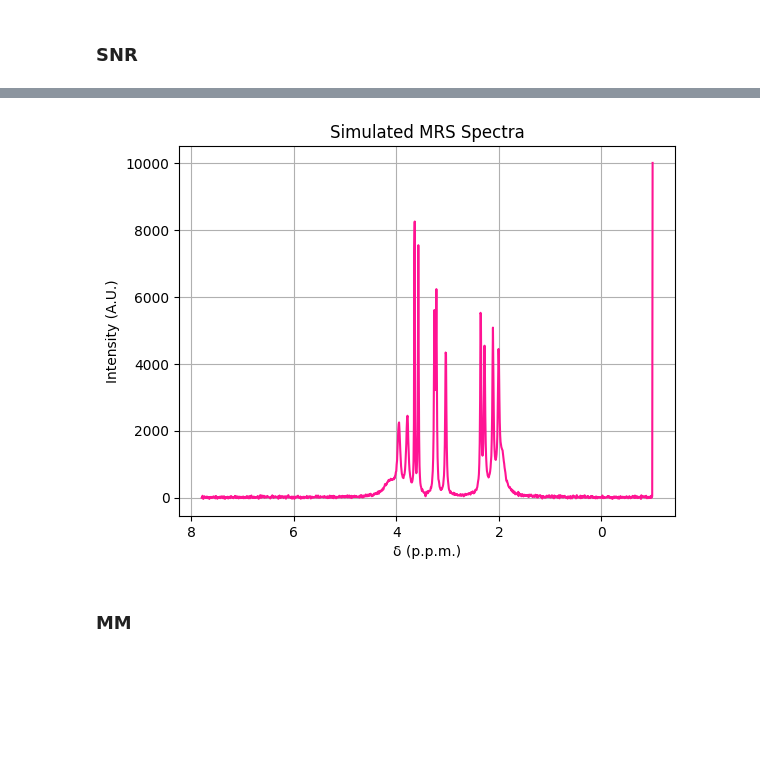
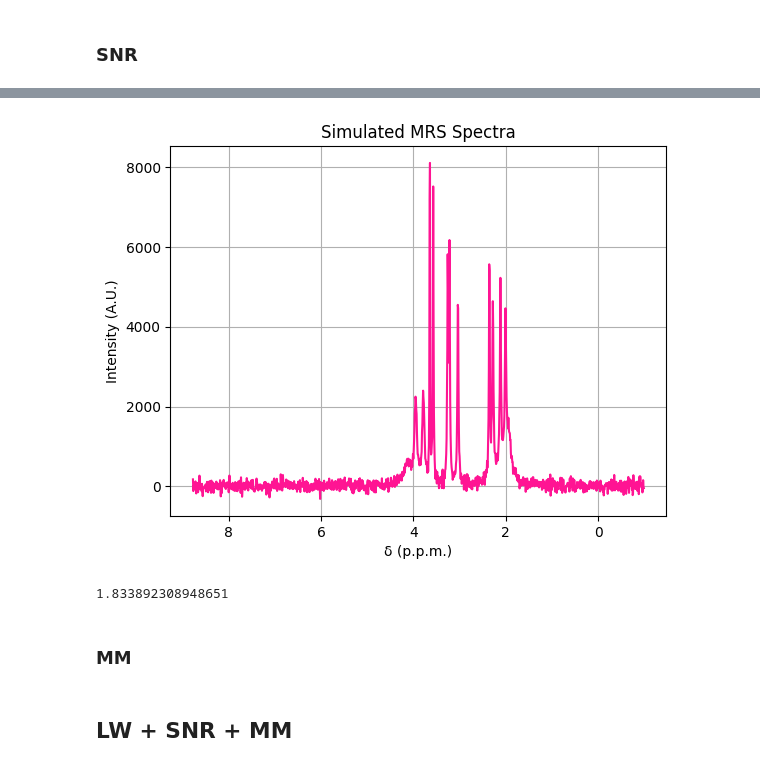
Before and after one commit to JoaoDell/MRI-study, a Jupyter notebook: examples/metabolites/metabolites.ipynb, the cells around one changed output, grey strips where cells are left out. Drawn from its saved outputs; the diff is of its cells as text; code cells hidden in the pictures; blank space fills up the shorter version.

```diff
--- a/examples/metabolites/metabolites.ipynb
+++ b/examples/metabolites/metabolites.ipynb
@@ -221,11 +184,12 @@ b = int(45*100*dt*b)
-# %%
-plt.plot(plot_freqs[:b], plot_sig_fft.real[:b], c = "deeppink")
-plt.title("Simulated MRS Spectra")
-plt.xlabel("δ (p.p.m.)")
-plt.ylabel("Intensity (A.U.)")
-plt.gca().invert_xaxis() #inverts the x axis
-plt.grid()
-# %% [output]
-[figure, removed]
+# %%
+pymri.plot_chem_shifts(corrup_freqs, corrup_sig_fft, 0.05)
+# %% [output]
+[figure, added]
+# %%
+print(pymri.snr(corrup_sig_fft))
+# %% [output]
+1.833892308948651
 # %% [markdown]
 ### MM
+# %% [markdown]
+## LW + SNR + MM
```
Also changed, not shown: parts of 14 cells of this notebook, 1 other file.
